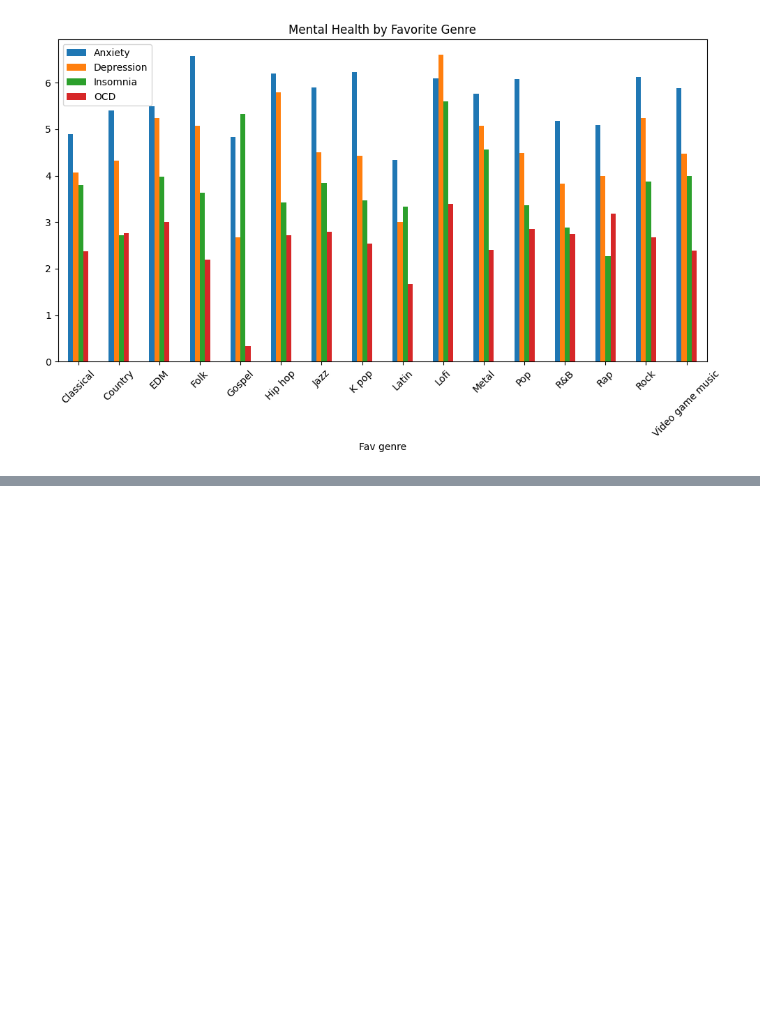
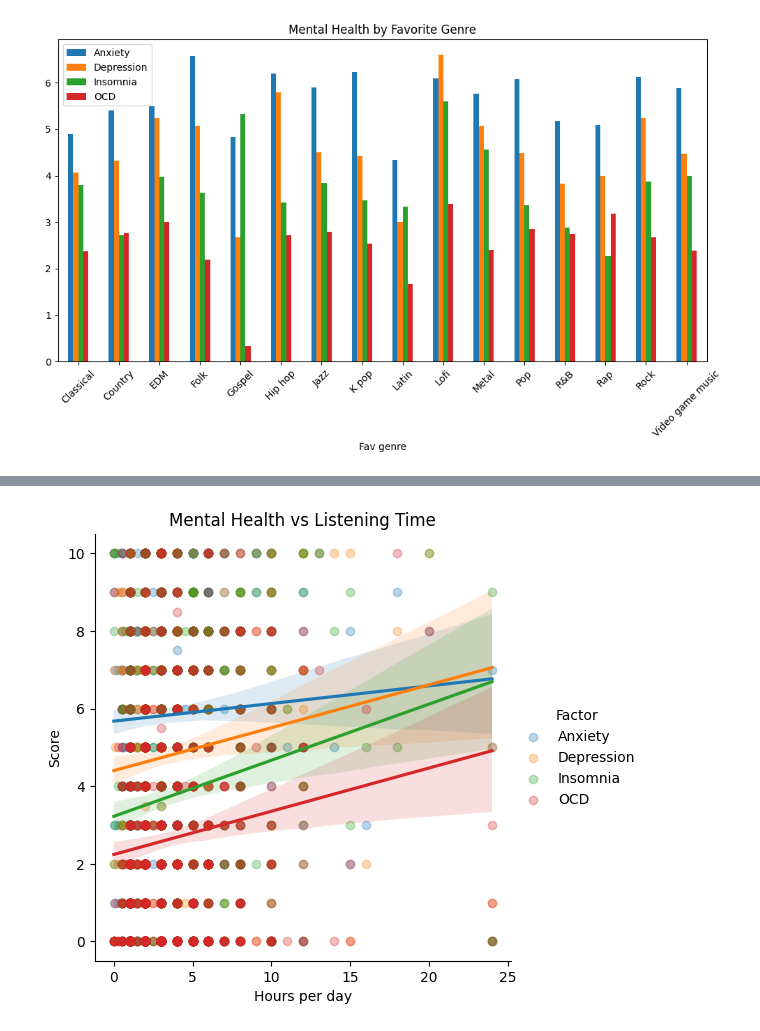
Before and after one commit to lrondal/I-am-hungry, a Jupyter notebook: project_dataVis_Letort_Rondal.ipynb, the cells around one changed output, grey strips where cells are left out. Cells and saved outputs as stored; diff of their text form; code cells hidden in the pictures; blank space fills up the shorter version.

```diff
--- a/project_dataVis_Letort_Rondal.ipynb
+++ b/project_dataVis_Letort_Rondal.ipynb
@@ -541,0 +558,22 @@ plt.show()
+# %%
+mental = ["Anxiety", "Depression", "Insomnia", "OCD"]
+
+df_long = df.melt(
+    id_vars=["Hours per day"],
+    value_vars=mental,
+    var_name="Factor",
+    value_name="Score"
+)
+
+sns.lmplot(
+    x="Hours per day",
+    y="Score",
+    hue="Factor",
+    data=df_long,
+    scatter_kws={"alpha":0.3}
+)
+
+plt.title("Mental Health vs Listening Time")
+plt.show()
+# %% [output]
+[figure, added]
```
Also changed, not shown: parts of 3 cells of this notebook.
